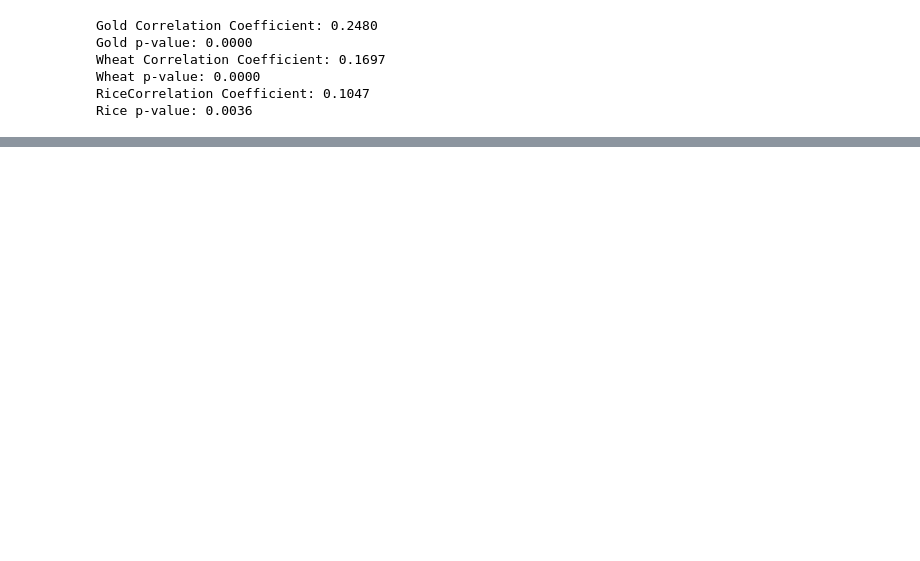
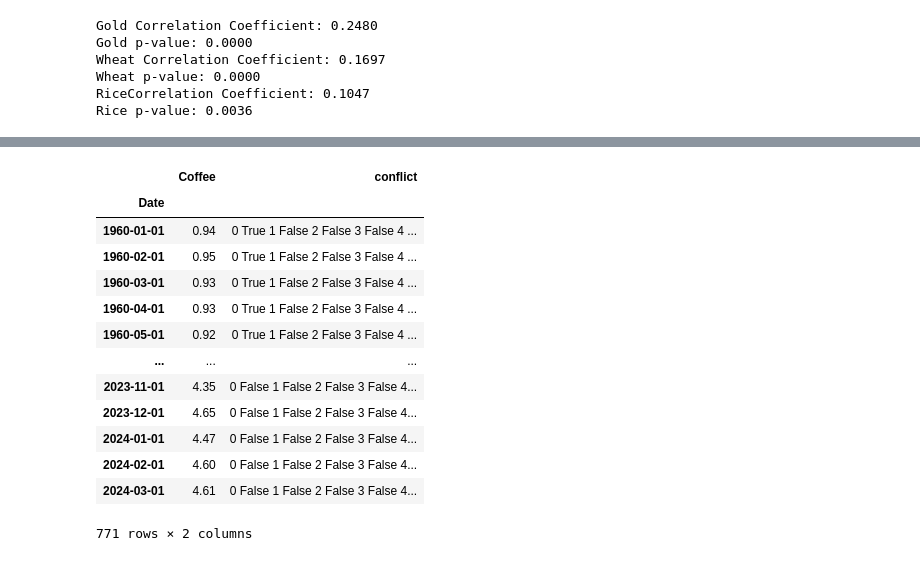
Before and after one commit to KopeckJames/github-project-discord, a Jupyter notebook: conflict data.ipynb, the cells around one changed output, grey strips where cells are left out. Cells and saved outputs as stored; diff of their text form; code cells hidden in the pictures; blank space fills up the shorter version.

```diff
--- a/conflict data.ipynb
+++ b/conflict data.ipynb
@@ -319,9 +341,8 @@ Coffee p-value: 0.0000
 # %%
-# Load commodity price data (assuming 'date' is the time index and 'price' is the price column)
-commodity_data = pd.read_csv("commodity_prices_clean.csv", index_col="Date", parse_dates=True)
+commodity_data = pd.read_csv("commodity_prices_clean.csv", index_col="Date", usecols=['Tea', 'Date'], parse_dates=True)
 
 # Load conflict data (assuming 'start_date' and 'end_date' define conflict periods)
-conflict_data = pd.read_csv("war_data.csv")
+conflict_data = pd.read_csv("war_data_coffee.csv")
 commodity_data.index = commodity_data.index.strftime('%Y-%m-%d')
 # Function to create conflict indicator variable
 def create_conflict_indicator(date, conflict_data):
@@ -333,4 +354,12 @@ def create_conflict_indicator(date, conflict_data):
 # Apply function to create conflict indicator as a new column in commodity data
 commodity_data["conflict"] = commodity_data.index.map(lambda x: create_conflict_indicator(x, conflict_data))
 commodity_data
+
+
+
+
+# Calculate Pearson correlation coefficient of Gold
+correlation_coffee, p_value_Tea = pearsonr(commodity_data["Coffee"], commodity_data["conflict"])
+print(f"Tea Correlation Coefficient: {correlation_coffee:.4f}")
+print(f"Tea p-value: {p_value_coffee:.4f}")
 # %% [output]
@@ -414,0 +424,49 @@ Rice p-value: 0.0036
+# %%
+# Load commodity price data (assuming 'date' is the time index and 'price' is the price column)
+
+commodity_data_cafe = pd.read_csv("commodity_prices_clean.csv",usecols=["Date", "Coffee"], index_col="Date", parse_dates=True)
+# Load conflict data (assuming 'start_date' and 'end_date' define conflict periods)
+conflict_data_coffee = pd.read_csv('war_data_coffee.csv')
+
+
+def create_conflict_indicator(date, conflict_data):
+  """
+  Checks if a given date falls within any conflict period in the provided DataFrame.
+
+  Args:
+      date (datetime): The date to check for conflicts.
+      conflict_data (pandas.DataFrame): A DataFrame with columns 'Start Date' (datetime)
+          and 'End Date' (datetime) representing conflict periods.
+
+  Returns:
+      bool: True if the date falls within any conflict period, False otherwise.
+  """
+
+  # Ensure consistent datetime format
+  conflict_data['Start Date'] = pd.to_datetime(conflict_data['Start Date'], format='%Y-%m-%d')
+  conflict_data['End Date'] = pd.to_datetime(conflict_data['End Date'], format='%Y-%m-%d')
+
+  # Efficient vectorized comparison
+  return (conflict_data['Start Date'] <= date) & (conflict_data['End Date'] >= date).any()
+
+# Load your CSV data (assuming 'your_data.csv' is the filename)
+
+
+# Add 'conflict' column with conflict indicator
+commodity_data_cafe["conflict"] = commodity_data_cafe.index.map(lambda x: create_conflict_indicator(x, conflict_data_coffee.copy()))
+commodity_data_cafe
+# %% [output]
+|  | Coffee | conflict |
+| Date |  |  |
+| 1960-01-01 | 0.94 | 0 True 1 False 2 False 3 False 4 ... |
+| 1960-02-01 | 0.95 | 0 True 1 False 2 False 3 False 4 ... |
+| 1960-03-01 | 0.93 | 0 True 1 False 2 False 3 False 4 ... |
+| 1960-04-01 | 0.93 | 0 True 1 False 2 False 3 False 4 ... |
+| 1960-05-01 | 0.92 | 0 True 1 False 2 False 3 False 4 ... |
+| ... | ... | ... |
+| 2023-11-01 | 4.35 | 0 False 1 False 2 False 3 False 4... |
+| 2023-12-01 | 4.65 | 0 False 1 False 2 False 3 False 4... |
+| 2024-01-01 | 4.47 | 0 False 1 False 2 False 3 False 4... |
+| 2024-02-01 | 4.60 | 0 False 1 False 2 False 3 False 4... |
+| 2024-03-01 | 4.61 | 0 False 1 False 2 False 3 False 4... |
+771 rows × 2 columns
```
Also changed, not shown: parts of 11 cells of this notebook, 12 other files.
